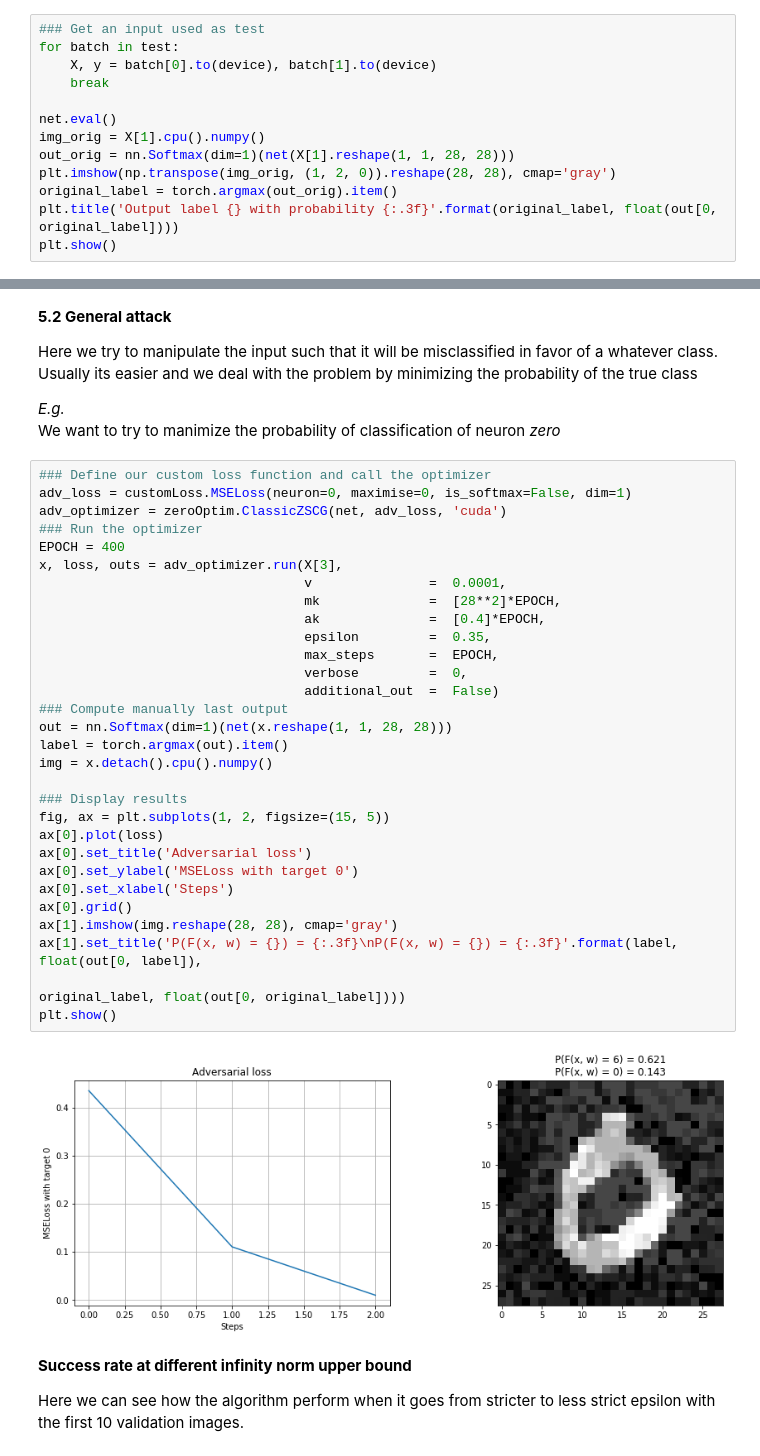
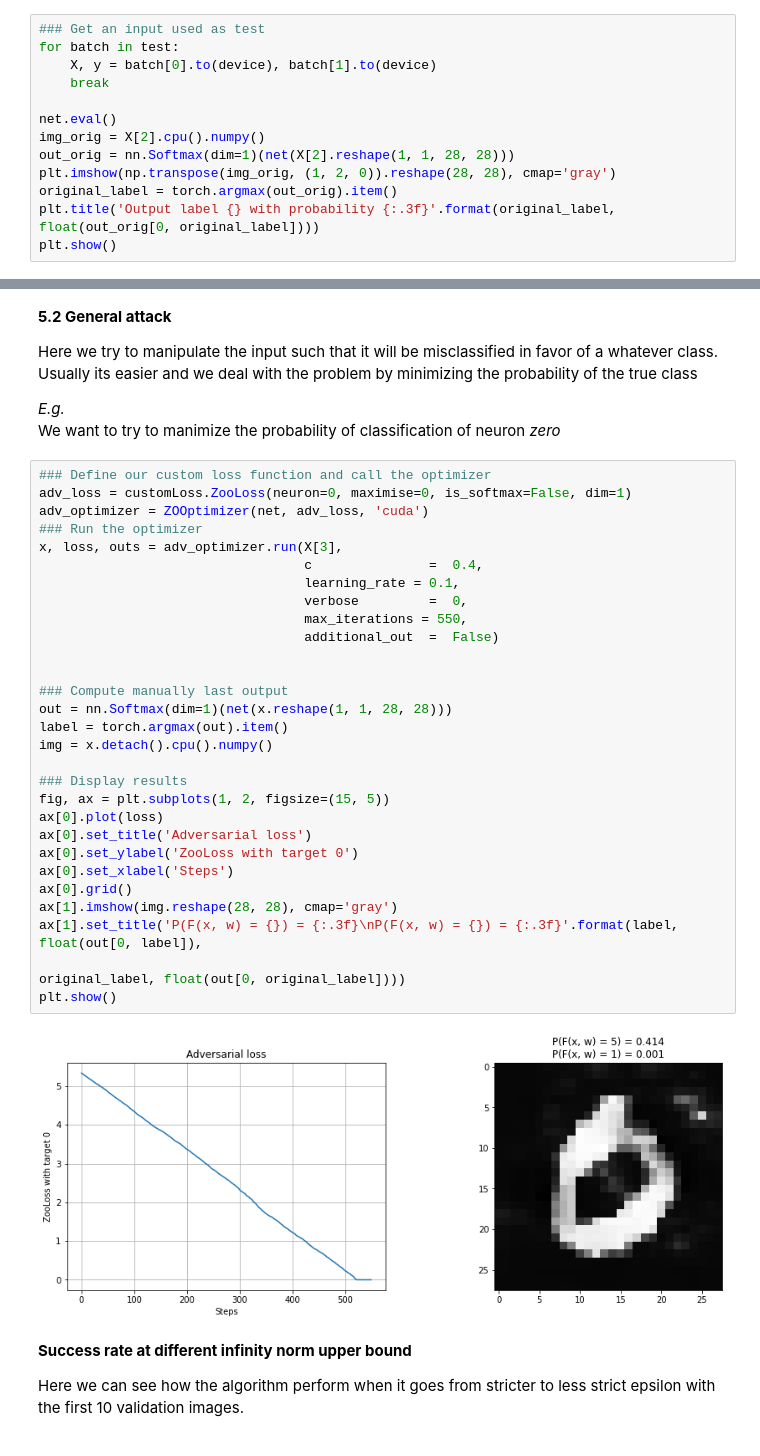
Before and after one commit to f-grimaldi/AdvAttack, a Jupyter notebook: AttackMNIST_ZOO.ipynb, the cells around one changed output, grey strips where cells are left out. Saved outputs shown, nothing was run; the diff lists cells and outputs as text.

```diff
--- a/AttackMNIST_ZOO.ipynb
+++ b/AttackMNIST_ZOO.ipynb
@@ -298,10 +325,10 @@ for batch in test:
     break
 
 net.eval()
-img_orig = X[1].cpu().numpy()
-out_orig = nn.Softmax(dim=1)(net(X[1].reshape(1, 1, 28, 28)))
+img_orig = X[2].cpu().numpy()
+out_orig = nn.Softmax(dim=1)(net(X[2].reshape(1, 1, 28, 28)))
 plt.imshow(np.transpose(img_orig, (1, 2, 0)).reshape(28, 28), cmap='gray')
 original_label = torch.argmax(out_orig).item()
-plt.title('Output label {} with probability {:.3f}'.format(original_label, float(out[0, original_label])))
+plt.title('Output label {} with probability {:.3f}'.format(original_label, float(out_orig[0, original_label])))
 plt.show()
 # %% [output]
@@ -381,36 +385,35 @@ Here we try to manipulate the input such that it will be misclassified in favor
 We want to try to manimize the probability of classification of neuron *zero*
 # %%
 ### Define our custom loss function and call the optimizer
-adv_loss = customLoss.MSELoss(neuron=0, maximise=0, is_softmax=False, dim=1)
-adv_optimizer = zeroOptim.ClassicZSCG(net, adv_loss, 'cuda')
+adv_loss = customLoss.ZooLoss(neuron=0, maximise=0, is_softmax=False, dim=1)
+adv_optimizer = ZOOptimizer(net, adv_loss, 'cuda')
 ### Run the optimizer
-EPOCH = 400
 x, loss, outs = adv_optimizer.run(X[3],
-                                  v               =  0.0001,
-                                  mk              =  [28**2]*EPOCH,
-                                  ak              =  [0.4]*EPOCH,
-                                  epsilon         =  0.35,
-                                  max_steps       =  EPOCH,
+                                  c               =  0.4,
+                                  learning_rate = 0.1,
                                   verbose         =  0,
+                                  max_iterations = 550,
                                   additional_out  =  False)
+
+
 ### Compute manually last output
 out = nn.Softmax(dim=1)(net(x.reshape(1, 1, 28, 28)))
 label = torch.argmax(out).item()
 img = x.detach().cpu().numpy()
 
 ### Display results
 fig, ax = plt.subplots(1, 2, figsize=(15, 5))
 ax[0].plot(loss)
 ax[0].set_title('Adversarial loss')
-ax[0].set_ylabel('MSELoss with target 0')
+ax[0].set_ylabel('ZooLoss with target 0')
 ax[0].set_xlabel('Steps')
 ax[0].grid()
 ax[1].imshow(img.reshape(28, 28), cmap='gray')
 ax[1].set_title('P(F(x, w) = {}) = {:.3f}\nP(F(x, w) = {}) = {:.3f}'.format(label, float(out[0, label]),
                                                                              original_label, float(out[0, original_label])))
 plt.show()
 # %% [output]
-[figure, old version]
+[figure, new version]
 # %% [markdown]
 **Success rate at different infinity norm upper bound**
 
```
Also changed, not shown: parts of 8 cells of this notebook.
